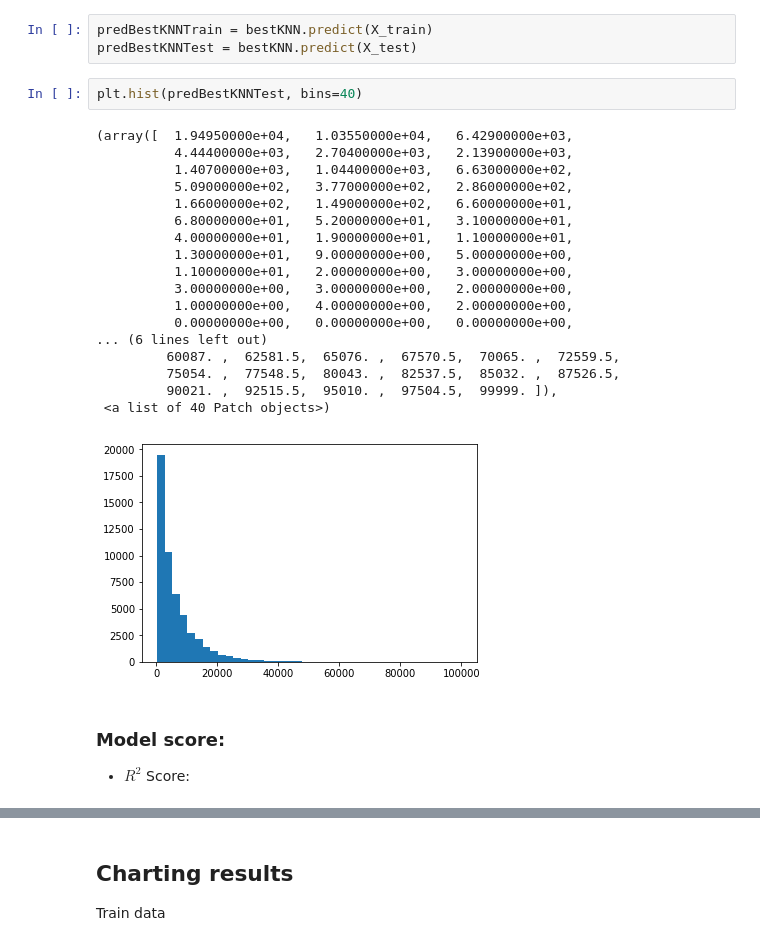
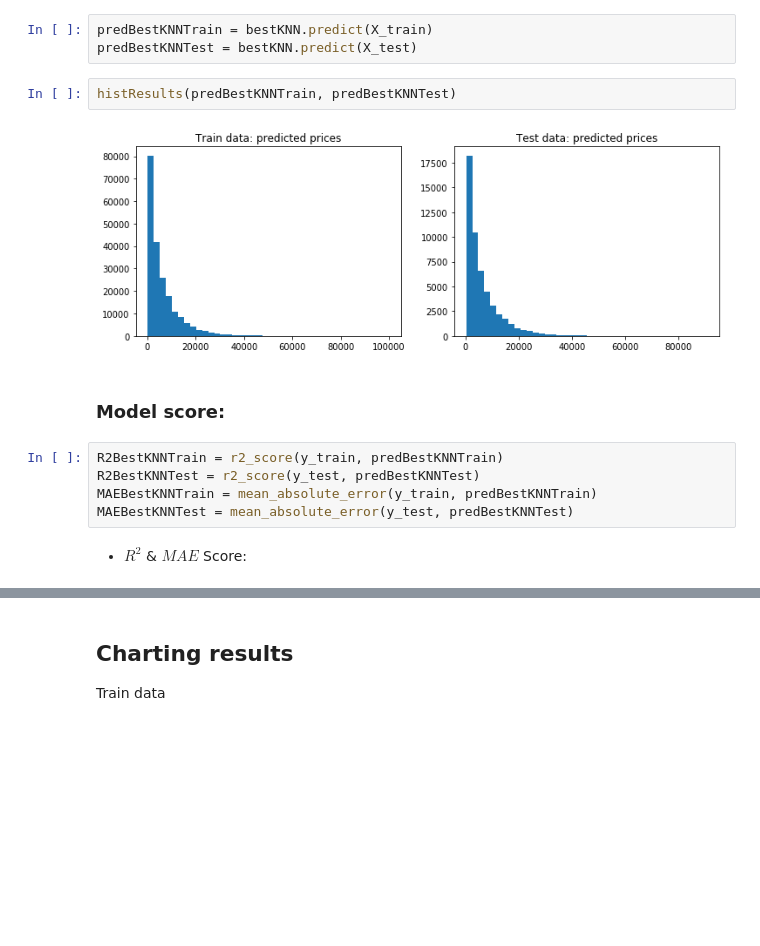
Before and after one commit to rucoma/KSCHOOL_TFM_Used_Cars_Price, a Jupyter notebook: src/Modeling.ipynb, the cells around one changed output, grey strips where cells are left out. Drawn from its saved outputs; the diff is of its cells as text; blank space fills up the shorter version.

```diff
--- a/src/Modeling.ipynb
+++ b/src/Modeling.ipynb
@@ -684,27 +685,16 @@ bestKNN = neighbors.KNeighborsRegressor(algorithm=cvKNN.best_params_['algorithm'
 # %%
 predBestKNNTrain = bestKNN.predict(X_train)
 predBestKNNTest = bestKNN.predict(X_test)
-# %%
-plt.hist(predBestKNNTest, bins=40)
-# %% [output]
-(array([  1.94950000e+04,   1.03550000e+04,   6.42900000e+03,
-          4.44400000e+03,   2.70400000e+03,   2.13900000e+03,
-          1.40700000e+03,   1.04400000e+03,   6.63000000e+02,
-          5.09000000e+02,   3.77000000e+02,   2.86000000e+02,
-          1.66000000e+02,   1.49000000e+02,   6.60000000e+01,
-          6.80000000e+01,   5.20000000e+01,   3.10000000e+01,
-          4.00000000e+01,   1.90000000e+01,   1.10000000e+01,
-          1.30000000e+01,   9.00000000e+00,   5.00000000e+00,
-          1.10000000e+01,   2.00000000e+00,   3.00000000e+00,
-          3.00000000e+00,   3.00000000e+00,   2.00000000e+00,
-          1.00000000e+00,   4.00000000e+00,   2.00000000e+00,
-          0.00000000e+00,   0.00000000e+00,   0.00000000e+00,
-... (6 lines left out)
-         60087. ,  62581.5,  65076. ,  67570.5,  70065. ,  72559.5,
-         75054. ,  77548.5,  80043. ,  82537.5,  85032. ,  87526.5,
-         90021. ,  92515.5,  95010. ,  97504.5,  99999. ]),
- <a list of 40 Patch objects>)
-[figure, removed]
+# %%
+histResults(predBestKNNTrain, predBestKNNTest)
+# %% [output]
+[figure, added]
+# %% [markdown]
+### Model score:
+# %%
+R2BestKNNTrain = r2_score(y_train, predBestKNNTrain)
+R2BestKNNTest = r2_score(y_test, predBestKNNTest)
+MAEBestKNNTrain = mean_absolute_error(y_train, predBestKNNTrain)
+MAEBestKNNTest = mean_absolute_error(y_test, predBestKNNTest)
 # %% [markdown]
-### Model score:
-* $R^2$ Score:
+* $R^2$ & $MAE$ Score:
```
Also changed, not shown: parts of 65 cells of this notebook, 3 other files.
